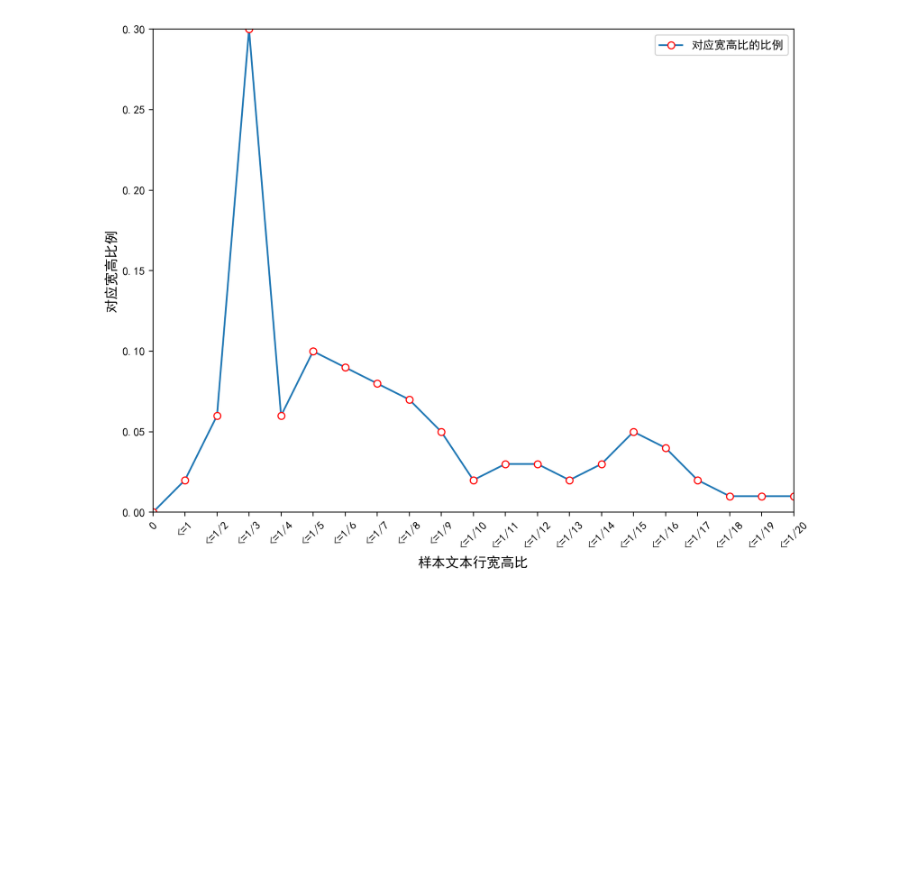
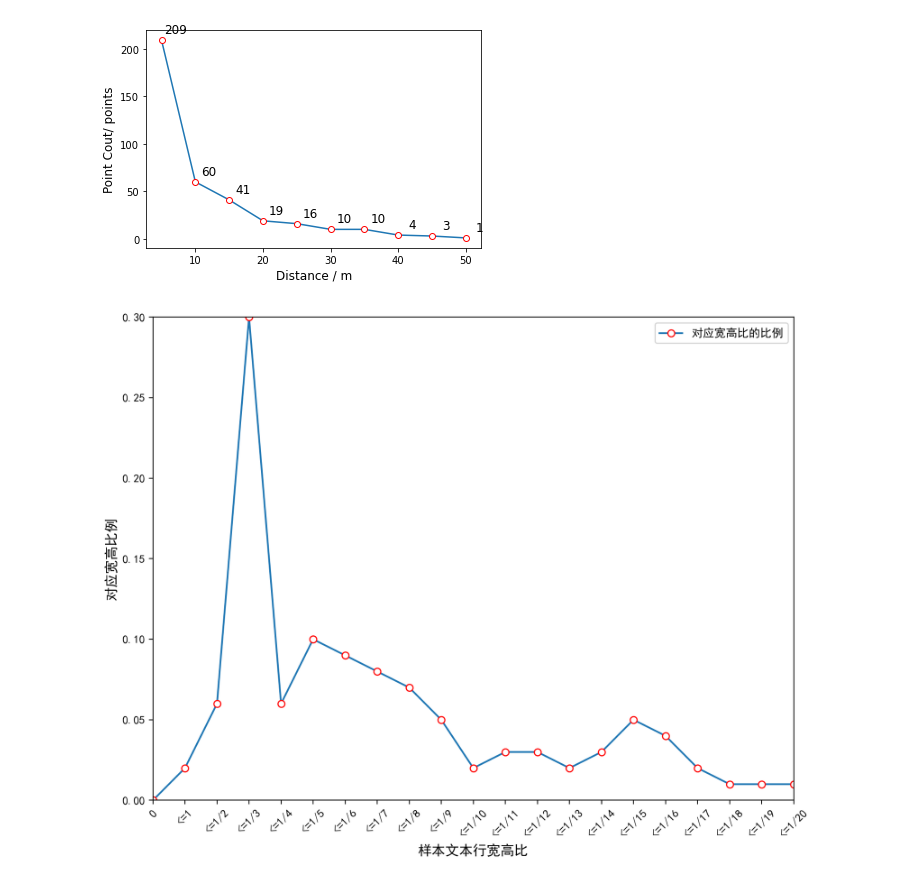
Before and after one commit to HuangCongQing/python-libraries, a Jupyter notebook: 03Matplotlib/应用/折线图.ipynb, the cells around one changed output. Drawn from its saved outputs; the diff is of its cells as text; code cells hidden in the pictures; blank space fills up the shorter version.

```diff
--- a/03Matplotlib/应用/折线图.ipynb
+++ b/03Matplotlib/应用/折线图.ipynb
@@ -1,3 +1,29 @@
+# %%
+
+# 激光雷达距离和点数关系
+import matplotlib.pyplot as plt
+from pylab import *  # 支持中文
+# mpl.rcParams['font.sans-serif'] = ['SimHei']
+
+# plt.figure(figsize=(10, 8), dpi=200)
+
+x  = [5,  10,  15, 20, 25 ,  30,  35,   40, 45, 50,]  #距离m
+y = [209,60, 41,19 ,  16,  10,  10 ,  4 ,  3 ,   1              ] #点数
+#plt.plot(x, y, 'ro-')
+#pl.xlim(-1, 11)  # 限定横轴的范围
+# pl.ylim(0, 0.35)  # 限定纵轴的范围
+plt.plot(x, y, marker='o', mec='r', mfc='w',)
+plt.xlabel("Distance / m", fontsize=12)  # X轴标签
+plt.ylabel("Point Cout/ points", fontsize=12)  # Y轴标签
+# 显示网格
+# plt.grid(True)
+#设置数字标签
+for a,b in zip(x,y):
+    plt.text(a+2, b+4, '%.0f' % b, ha='center', va= 'bottom',fontsize=12)
+
+plt.show()
+# %% [output]
+[figure, added]
 # %%
 
 # encoding=utf-8
```
